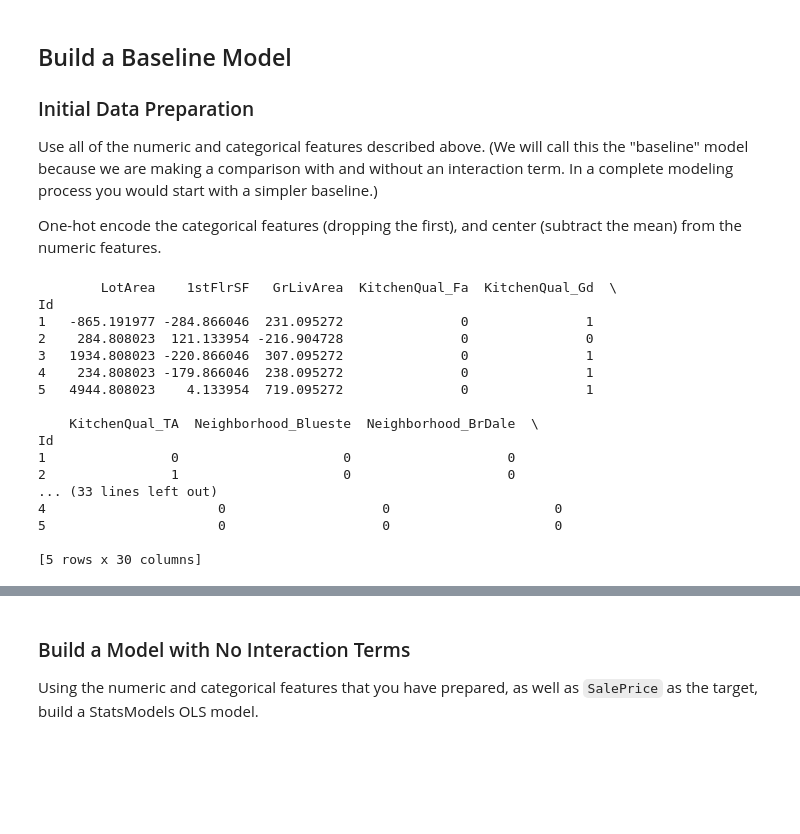
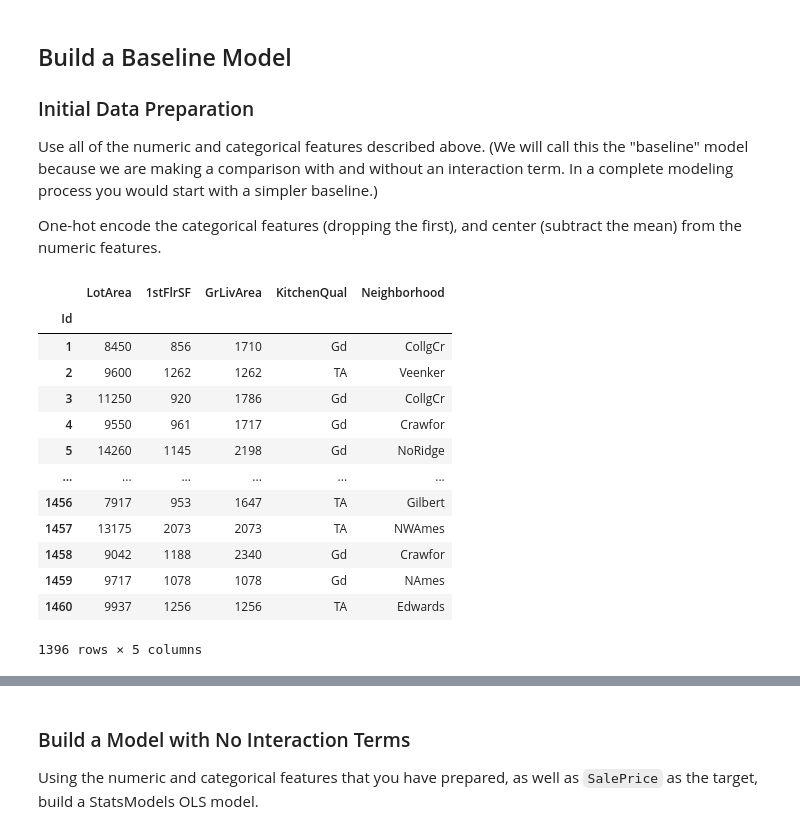
Before and after one commit to mwikali24/dsc-interaction-terms-lab-v2-5, a Jupyter notebook: index.ipynb, the cells around one changed output, grey strips where cells are left out. Cells and saved outputs as stored; diff of their text form; code cells hidden in the pictures; blank space fills up the shorter version.

```diff
--- a/index.ipynb
+++ b/index.ipynb
@@ -65,35 +65,21 @@ categorical = ['KitchenQual', 'Neighborhood']
 Use all of the numeric and categorical features described above. (We will call this the "baseline" model because we are making a comparison with and without an interaction term. In a complete modeling process you would start with a simpler baseline.)
 
 One-hot encode the categorical features (dropping the first), and center (subtract the mean) from the numeric features.
-# %%
-# Your code here - prepare data for modeling
-import pandas as pd
-
-#Extract numeric features and center them
-ames_numeric = ames[numeric]
-ames_numeric_centred = ames_numeric - ames_numeric.mean() #centred the numeric columns by minusing the mean in each variable
-
-#one hot encode the categorical variables
-ames_categorical_encoded = pd.get_dummies(ames[categorical],drop_first=True)
-
-#combine both variables to form a single dataframe
-ames_prepared = pd.concat([ames_numeric_centred, ames_categorical_encoded],axis = 1)
-print(ames_prepared.head())
-# %% [output]
-        LotArea    1stFlrSF   GrLivArea  KitchenQual_Fa  KitchenQual_Gd  \
-Id
-1   -865.191977 -284.866046  231.095272               0               1
-2    284.808023  121.133954 -216.904728               0               0
-3   1934.808023 -220.866046  307.095272               0               1
-4    234.808023 -179.866046  238.095272               0               1
-5   4944.808023    4.133954  719.095272               0               1
-
-    KitchenQual_TA  Neighborhood_Blueste  Neighborhood_BrDale  \
-Id
-1                0                     0                    0
-2                1                     0                    0
-... (33 lines left out)
-4                      0                    0                     0
-5                      0                    0                     0
-
-[5 rows x 30 columns]
+# %%
+Data = ames[['LotArea', '1stFlrSF', 'GrLivArea','KitchenQual', 'Neighborhood']]
+Data
+# %% [output]
+|  | LotArea | 1stFlrSF | GrLivArea | KitchenQual | Neighborhood |
+| Id |  |  |  |  |  |
+| 1 | 8450 | 856 | 1710 | Gd | CollgCr |
+| 2 | 9600 | 1262 | 1262 | TA | Veenker |
+| 3 | 11250 | 920 | 1786 | Gd | CollgCr |
+| 4 | 9550 | 961 | 1717 | Gd | Crawfor |
+| 5 | 14260 | 1145 | 2198 | Gd | NoRidge |
+| ... | ... | ... | ... | ... | ... |
+| 1456 | 7917 | 953 | 1647 | TA | Gilbert |
+| 1457 | 13175 | 2073 | 2073 | TA | NWAmes |
+| 1458 | 9042 | 1188 | 2340 | Gd | Crawfor |
+| 1459 | 9717 | 1078 | 1078 | Gd | NAmes |
+| 1460 | 9937 | 1256 | 1256 | TA | Edwards |
+1396 rows × 5 columns
```
Also changed, not shown: parts of 13 cells of this notebook.
